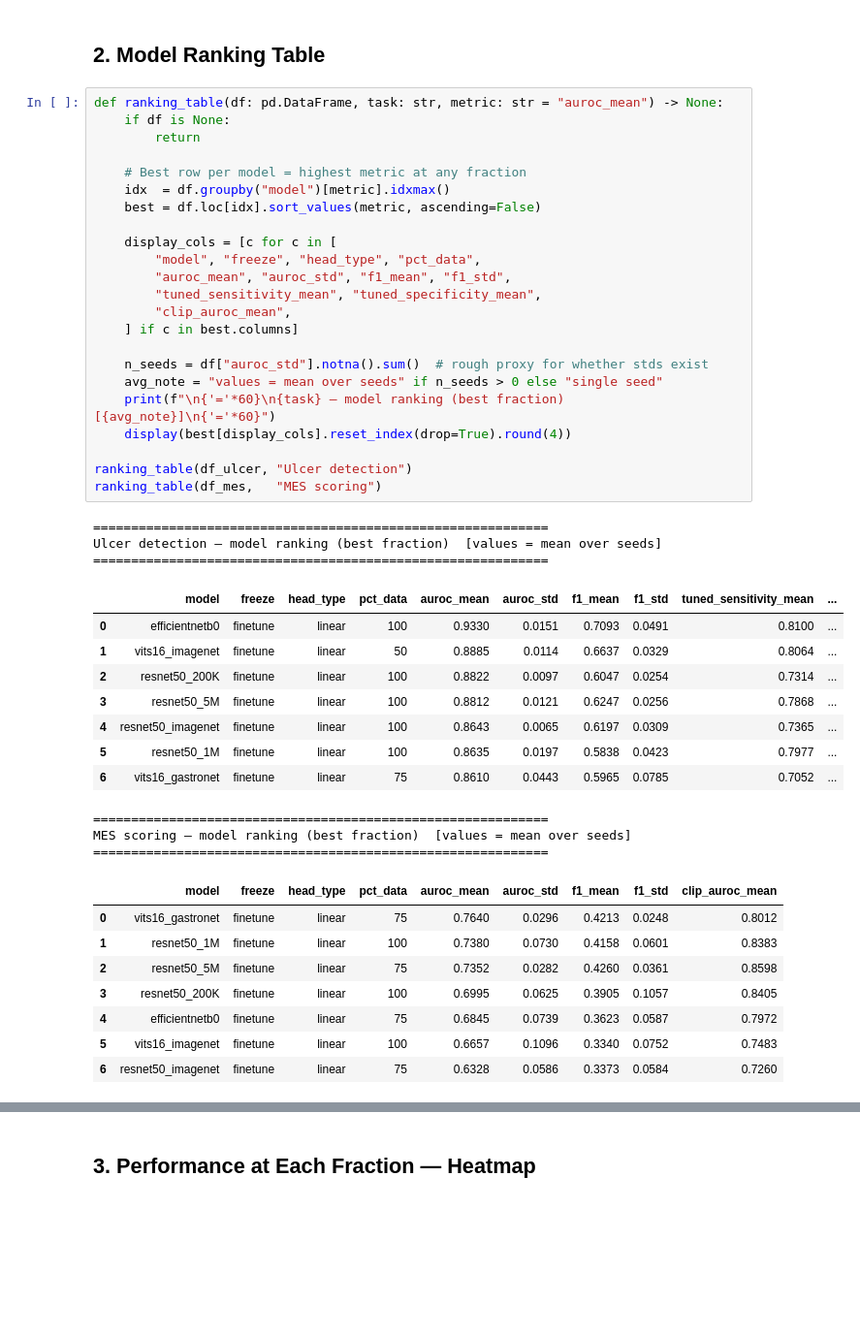
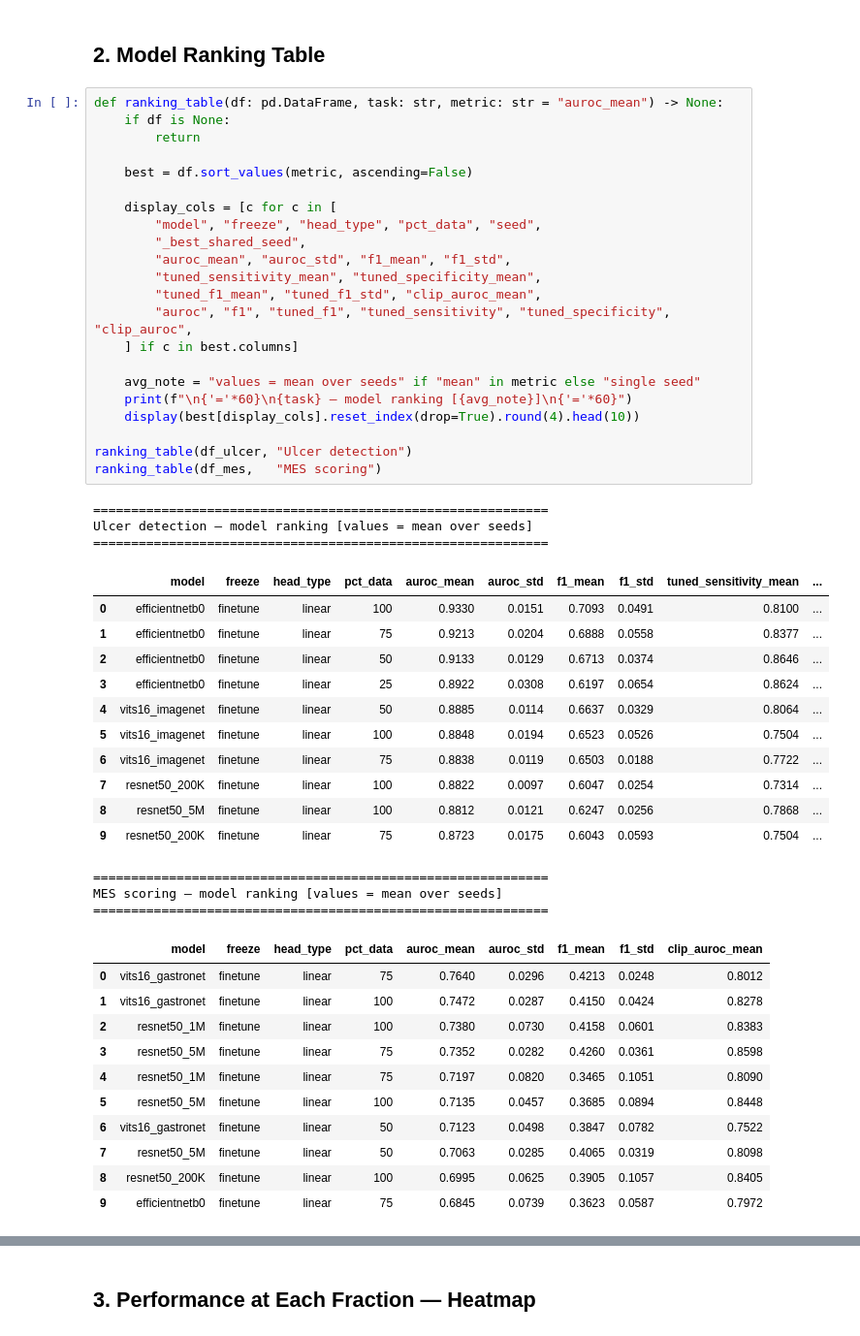
Before and after one commit to Gastroenterology-CRCHUM/data-efficiency-MES-Ulcer, a Jupyter notebook: notebooks/04_results_analysis.ipynb, the cells around one changed output, grey strips where cells are left out. Shown at 97% size. Drawn from its saved outputs; the diff is of its cells as text; blank space fills up the shorter version.

```diff
--- a/notebooks/04_results_analysis.ipynb
+++ b/notebooks/04_results_analysis.ipynb
@@ -61,46 +61,51 @@ raw_mes   = load_df(MES_RAW,   "MES-RAW")
 # %%
 def ranking_table(df: pd.DataFrame, task: str, metric: str = "auroc_mean") -> None:
     if df is None:
         return
 
-    # Best row per model = highest metric at any fraction
-    idx  = df.groupby("model")[metric].idxmax()
-    best = df.loc[idx].sort_values(metric, ascending=False)
+    best = df.sort_values(metric, ascending=False)
 
     display_cols = [c for c in [
-        "model", "freeze", "head_type", "pct_data",
+        "model", "freeze", "head_type", "pct_data", "seed",
+        "_best_shared_seed",
         "auroc_mean", "auroc_std", "f1_mean", "f1_std",
         "tuned_sensitivity_mean", "tuned_specificity_mean",
-        "clip_auroc_mean",
+        "tuned_f1_mean", "tuned_f1_std", "clip_auroc_mean",
+        "auroc", "f1", "tuned_f1", "tuned_sensitivity", "tuned_specificity", "clip_auroc",
     ] if c in best.columns]
 
-    n_seeds = df["auroc_std"].notna().sum()  # rough proxy for whether stds exist
-    avg_note = "values = mean over seeds" if n_seeds > 0 else "single seed"
-    print(f"\n{'='*60}\n{task} — model ranking (best fraction)  [{avg_note}]\n{'='*60}")
-    display(best[display_cols].reset_index(drop=True).round(4))
+    avg_note = "values = mean over seeds" if "mean" in metric else "single seed"
+    print(f"\n{'='*60}\n{task} — model ranking [{avg_note}]\n{'='*60}")
+    display(best[display_cols].reset_index(drop=True).round(4).head(10))
 
 ranking_table(df_ulcer, "Ulcer detection")
 ranking_table(df_mes,   "MES scoring")
 # %% [output]
 ============================================================
-Ulcer detection — model ranking (best fraction)  [values = mean over seeds]
+Ulcer detection — model ranking [values = mean over seeds]
 ============================================================
 |  | model | freeze | head_type | pct_data | auroc_mean | auroc_std | f1_mean | f1_std | tuned_sensitivity_mean | ... |
 | 0 | efficientnetb0 | finetune | linear | 100 | 0.9330 | 0.0151 | 0.7093 | 0.0491 | 0.8100 | ... |
-| 1 | vits16_imagenet | finetune | linear | 50 | 0.8885 | 0.0114 | 0.6637 | 0.0329 | 0.8064 | ... |
-| 2 | resnet50_200K | finetune | linear | 100 | 0.8822 | 0.0097 | 0.6047 | 0.0254 | 0.7314 | ... |
-| 3 | resnet50_5M | finetune | linear | 100 | 0.8812 | 0.0121 | 0.6247 | 0.0256 | 0.7868 | ... |
-| 4 | resnet50_imagenet | finetune | linear | 100 | 0.8643 | 0.0065 | 0.6197 | 0.0309 | 0.7365 | ... |
-| 5 | resnet50_1M | finetune | linear | 100 | 0.8635 | 0.0197 | 0.5838 | 0.0423 | 0.7977 | ... |
-| 6 | vits16_gastronet | finetune | linear | 75 | 0.8610 | 0.0443 | 0.5965 | 0.0785 | 0.7052 | ... |
+| 1 | efficientnetb0 | finetune | linear | 75 | 0.9213 | 0.0204 | 0.6888 | 0.0558 | 0.8377 | ... |
+| 2 | efficientnetb0 | finetune | linear | 50 | 0.9133 | 0.0129 | 0.6713 | 0.0374 | 0.8646 | ... |
+| 3 | efficientnetb0 | finetune | linear | 25 | 0.8922 | 0.0308 | 0.6197 | 0.0654 | 0.8624 | ... |
+| 4 | vits16_imagenet | finetune | linear | 50 | 0.8885 | 0.0114 | 0.6637 | 0.0329 | 0.8064 | ... |
+| 5 | vits16_imagenet | finetune | linear | 100 | 0.8848 | 0.0194 | 0.6523 | 0.0526 | 0.7504 | ... |
+| 6 | vits16_imagenet | finetune | linear | 75 | 0.8838 | 0.0119 | 0.6503 | 0.0188 | 0.7722 | ... |
+| 7 | resnet50_200K | finetune | linear | 100 | 0.8822 | 0.0097 | 0.6047 | 0.0254 | 0.7314 | ... |
+| 8 | resnet50_5M | finetune | linear | 100 | 0.8812 | 0.0121 | 0.6247 | 0.0256 | 0.7868 | ... |
+| 9 | resnet50_200K | finetune | linear | 75 | 0.8723 | 0.0175 | 0.6043 | 0.0593 | 0.7504 | ... |
 ============================================================
-MES scoring — model ranking (best fraction)  [values = mean over seeds]
+MES scoring — model ranking [values = mean over seeds]
 ============================================================
 |  | model | freeze | head_type | pct_data | auroc_mean | auroc_std | f1_mean | f1_std | clip_auroc_mean |
 | 0 | vits16_gastronet | finetune | linear | 75 | 0.7640 | 0.0296 | 0.4213 | 0.0248 | 0.8012 |
-| 1 | resnet50_1M | finetune | linear | 100 | 0.7380 | 0.0730 | 0.4158 | 0.0601 | 0.8383 |
-| 2 | resnet50_5M | finetune | linear | 75 | 0.7352 | 0.0282 | 0.4260 | 0.0361 | 0.8598 |
-| 3 | resnet50_200K | finetune | linear | 100 | 0.6995 | 0.0625 | 0.3905 | 0.1057 | 0.8405 |
-| 4 | efficientnetb0 | finetune | linear | 75 | 0.6845 | 0.0739 | 0.3623 | 0.0587 | 0.7972 |
-| 5 | vits16_imagenet | finetune | linear | 100 | 0.6657 | 0.1096 | 0.3340 | 0.0752 | 0.7483 |
-| 6 | resnet50_imagenet | finetune | linear | 75 | 0.6328 | 0.0586 | 0.3373 | 0.0584 | 0.7260 |
+| 1 | vits16_gastronet | finetune | linear | 100 | 0.7472 | 0.0287 | 0.4150 | 0.0424 | 0.8278 |
+| 2 | resnet50_1M | finetune | linear | 100 | 0.7380 | 0.0730 | 0.4158 | 0.0601 | 0.8383 |
+| 3 | resnet50_5M | finetune | linear | 75 | 0.7352 | 0.0282 | 0.4260 | 0.0361 | 0.8598 |
+| 4 | resnet50_1M | finetune | linear | 75 | 0.7197 | 0.0820 | 0.3465 | 0.1051 | 0.8090 |
+| 5 | resnet50_5M | finetune | linear | 100 | 0.7135 | 0.0457 | 0.3685 | 0.0894 | 0.8448 |
+| 6 | vits16_gastronet | finetune | linear | 50 | 0.7123 | 0.0498 | 0.3847 | 0.0782 | 0.7522 |
+| 7 | resnet50_5M | finetune | linear | 50 | 0.7063 | 0.0285 | 0.4065 | 0.0319 | 0.8098 |
+| 8 | resnet50_200K | finetune | linear | 100 | 0.6995 | 0.0625 | 0.3905 | 0.1057 | 0.8405 |
+| 9 | efficientnetb0 | finetune | linear | 75 | 0.6845 | 0.0739 | 0.3623 | 0.0587 | 0.7972 |
```
Also changed, not shown: parts of 6 cells of this notebook, 5 other files.
